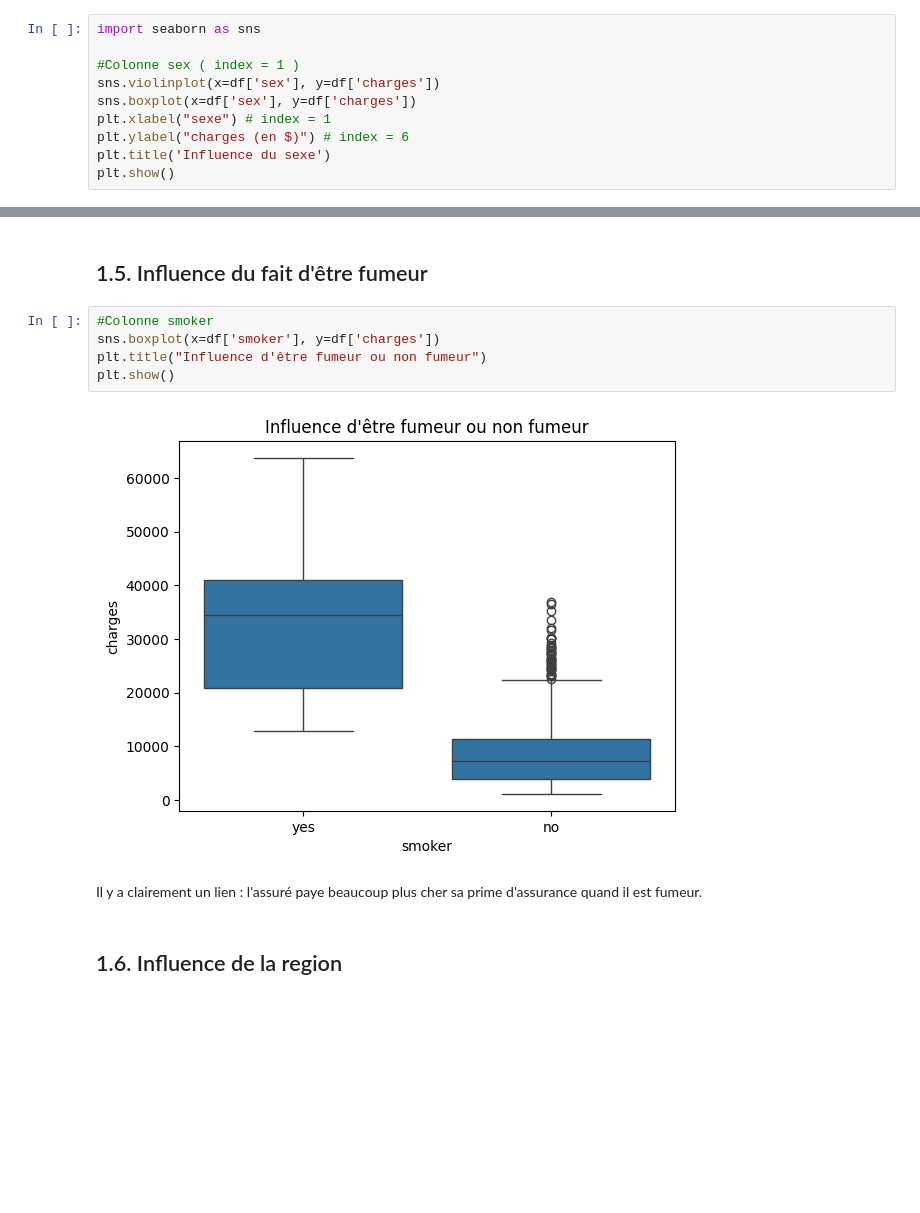
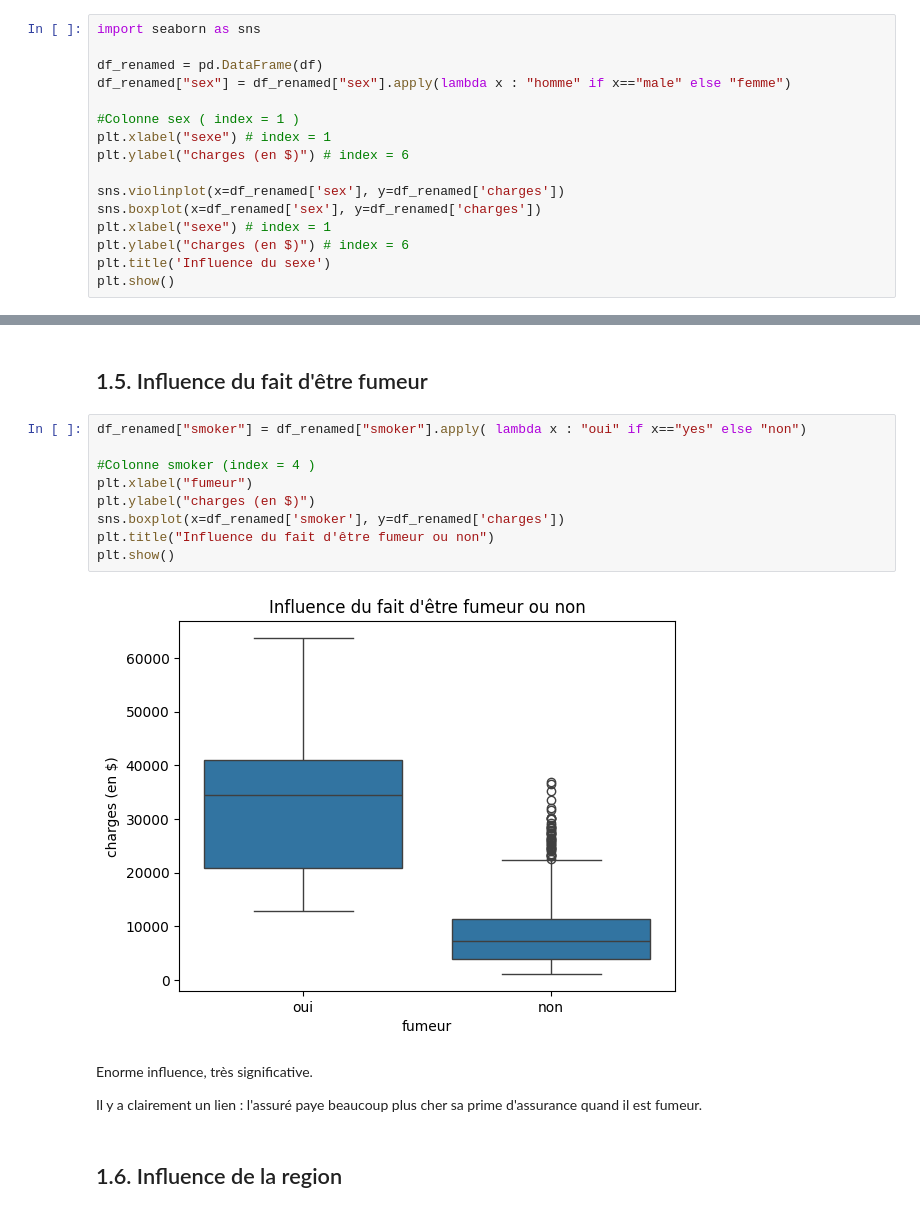
Before and after one commit to NicoCasso/Assur_aimant, a Jupyter notebook: analyse.ipynb, the cells around one changed output, grey strips where cells are left out. Drawn from its saved outputs; the diff is of its cells as text; blank space fills up the shorter version.

```diff
--- a/analyse.ipynb
+++ b/analyse.ipynb
@@ -61,9 +61,15 @@ On peut donc choisir la colonne age comme un bon indicateur de base de la régre
 # %%
 import seaborn as sns
 
+df_renamed = pd.DataFrame(df)
+df_renamed["sex"] = df_renamed["sex"].apply(lambda x : "homme" if x=="male" else "femme")
+
 #Colonne sex ( index = 1 )
-sns.violinplot(x=df['sex'], y=df['charges'])
-sns.boxplot(x=df['sex'], y=df['charges'])
+plt.xlabel("sexe") # index = 1
+plt.ylabel("charges (en $)") # index = 6
+
+sns.violinplot(x=df_renamed['sex'], y=df_renamed['charges'])
+sns.boxplot(x=df_renamed['sex'], y=df_renamed['charges'])
 plt.xlabel("sexe") # index = 1
 plt.ylabel("charges (en $)") # index = 6
 plt.title('Influence du sexe')
@@ -101,13 +109,19 @@ Pas de relation évidente.
 # %% [markdown]
 ##  1.5. Influence du fait d'être fumeur
 # %%
-#Colonne smoker
-sns.boxplot(x=df['smoker'], y=df['charges'])
-plt.title("Influence d'être fumeur ou non fumeur")
+df_renamed["smoker"] = df_renamed["smoker"].apply( lambda x : "oui" if x=="yes" else "non")
+
+#Colonne smoker (index = 4 )
+plt.xlabel("fumeur")
+plt.ylabel("charges (en $)")
+sns.boxplot(x=df_renamed['smoker'], y=df_renamed['charges'])
+plt.title("Influence du fait d'être fumeur ou non")
 plt.show()
 # %% [output]
-[figure, old version]
+[figure, new version]
 # %% [markdown]
+Enorme influence, très significative.
+
 Il y a clairement un lien : l'assuré paye beaucoup plus cher sa prime d'assurance quand il est fumeur.
 # %% [markdown]
 ## 1.6. Influence de la region
```
Also changed, not shown: parts of 73 cells of this notebook, 4 other files.
